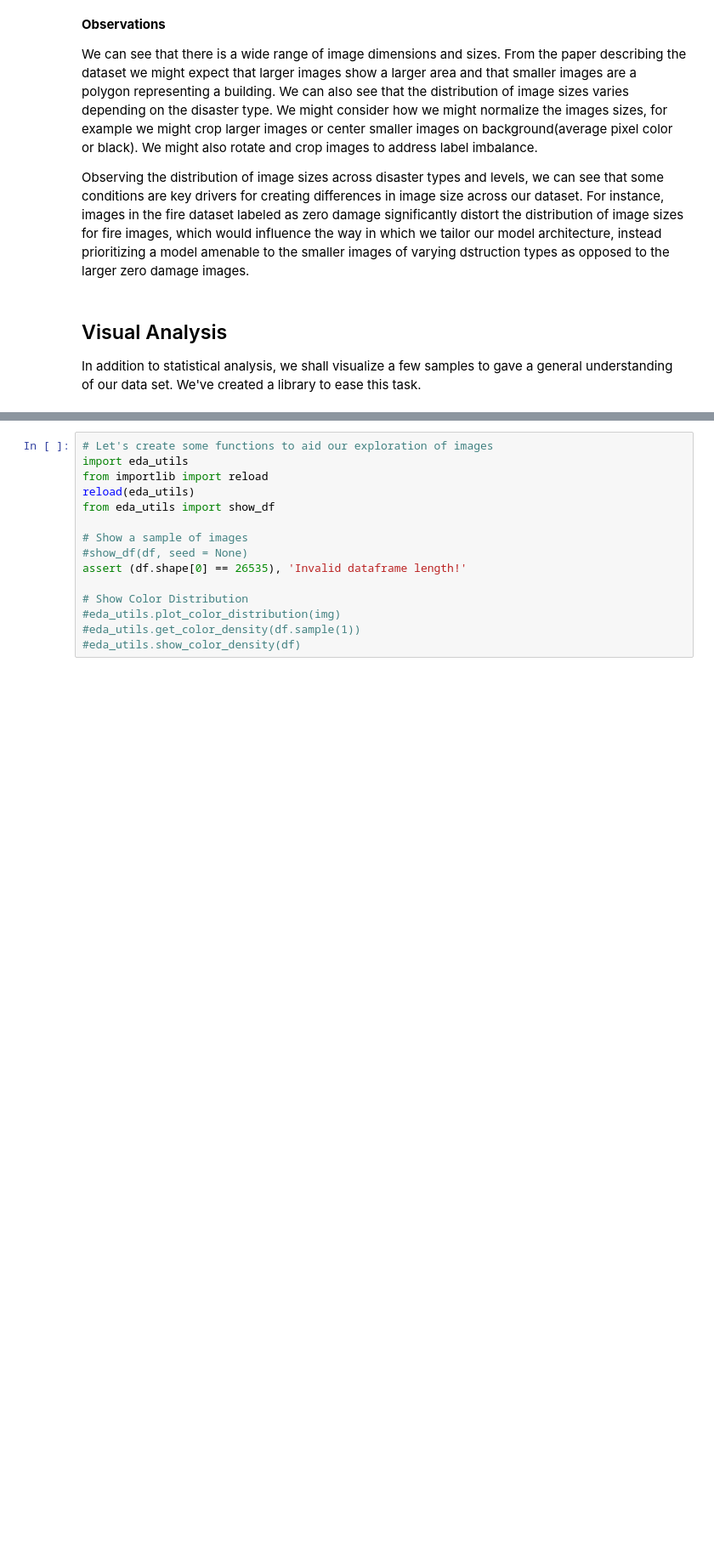
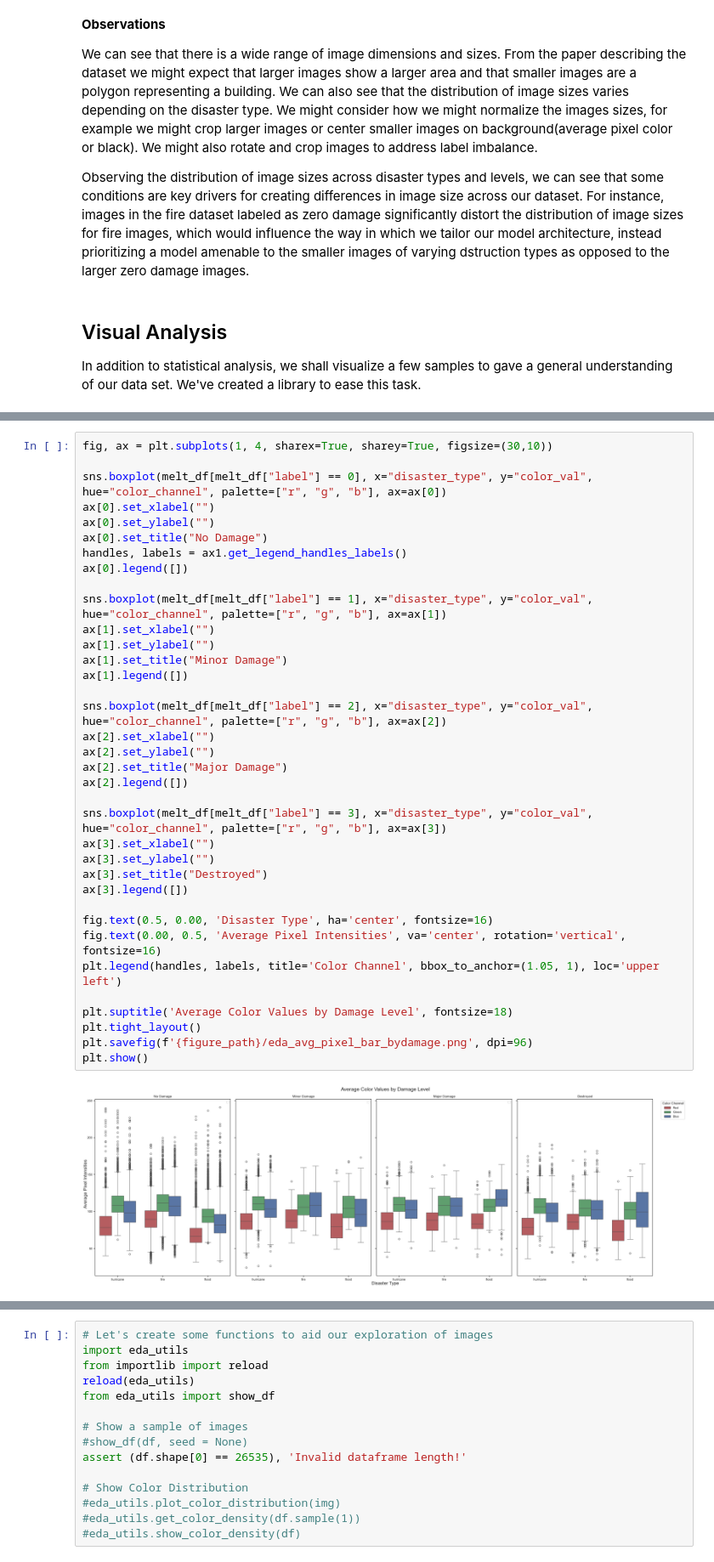
Before and after one commit to fractalclockwork/Data200, a Jupyter notebook: Source/Checkpoint_1_EDA.ipynb, the cells around one changed output, grey strips where cells are left out. Shown at 85% size. Drawn from its saved outputs; the diff is of its cells as text; blank space fills up the shorter version.

```diff
--- a/Source/Checkpoint_1_EDA.ipynb
+++ b/Source/Checkpoint_1_EDA.ipynb
@@ -444,0 +473,38 @@ In addition to statistical analysis, we shall visualize a few samples to gave a
+# %%
+fig, ax = plt.subplots(1, 4, sharex=True, sharey=True, figsize=(30,10))
+
+sns.boxplot(melt_df[melt_df["label"] == 0], x="disaster_type", y="color_val", hue="color_channel", palette=["r", "g", "b"], ax=ax[0])
+ax[0].set_xlabel("")
+ax[0].set_ylabel("")
+ax[0].set_title("No Damage")
+handles, labels = ax1.get_legend_handles_labels()
+ax[0].legend([])
+
+sns.boxplot(melt_df[melt_df["label"] == 1], x="disaster_type", y="color_val", hue="color_channel", palette=["r", "g", "b"], ax=ax[1])
+ax[1].set_xlabel("")
+ax[1].set_ylabel("")
+ax[1].set_title("Minor Damage")
+ax[1].legend([])
+
+sns.boxplot(melt_df[melt_df["label"] == 2], x="disaster_type", y="color_val", hue="color_channel", palette=["r", "g", "b"], ax=ax[2])
+ax[2].set_xlabel("")
+ax[2].set_ylabel("")
+ax[2].set_title("Major Damage")
+ax[2].legend([])
+
+sns.boxplot(melt_df[melt_df["label"] == 3], x="disaster_type", y="color_val", hue="color_channel", palette=["r", "g", "b"], ax=ax[3])
+ax[3].set_xlabel("")
+ax[3].set_ylabel("")
+ax[3].set_title("Destroyed")
+ax[3].legend([])
+
+fig.text(0.5, 0.00, 'Disaster Type', ha='center', fontsize=16)
+fig.text(0.00, 0.5, 'Average Pixel Intensities', va='center', rotation='vertical', fontsize=16)
+plt.legend(handles, labels, title='Color Channel', bbox_to_anchor=(1.05, 1), loc='upper left')
+
+plt.suptitle('Average Color Values by Damage Level', fontsize=18)
+plt.tight_layout()
+plt.savefig(f'{figure_path}/eda_avg_pixel_bar_bydamage.png', dpi=96)
+plt.show()
+# %% [output]
+[figure, added]
```
Also changed, not shown: parts of 9 cells of this notebook, 7 other files.
